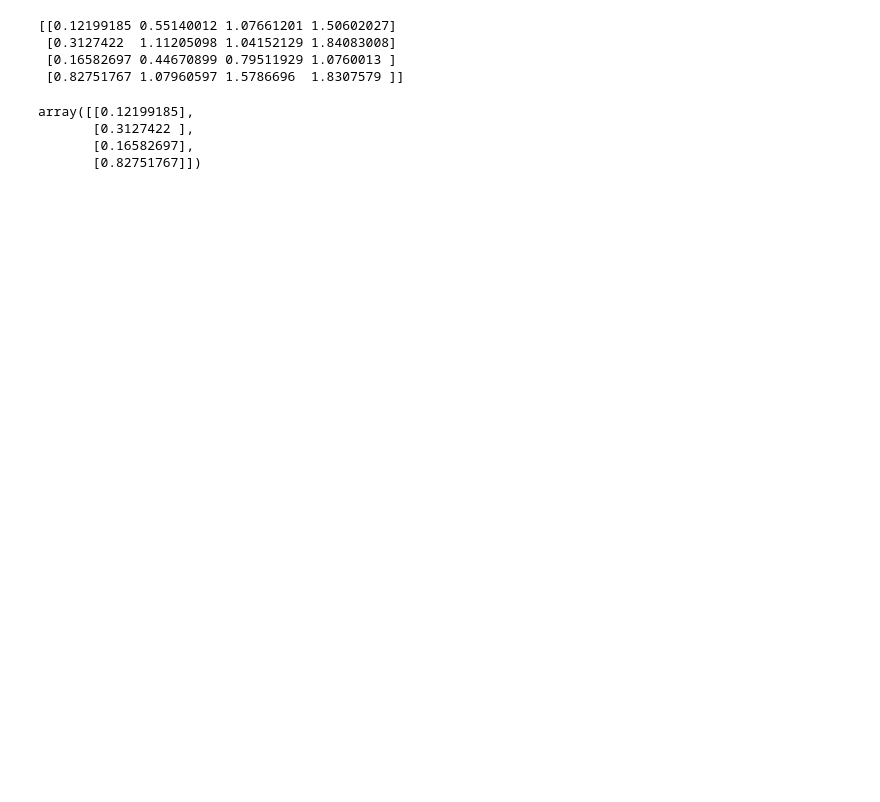
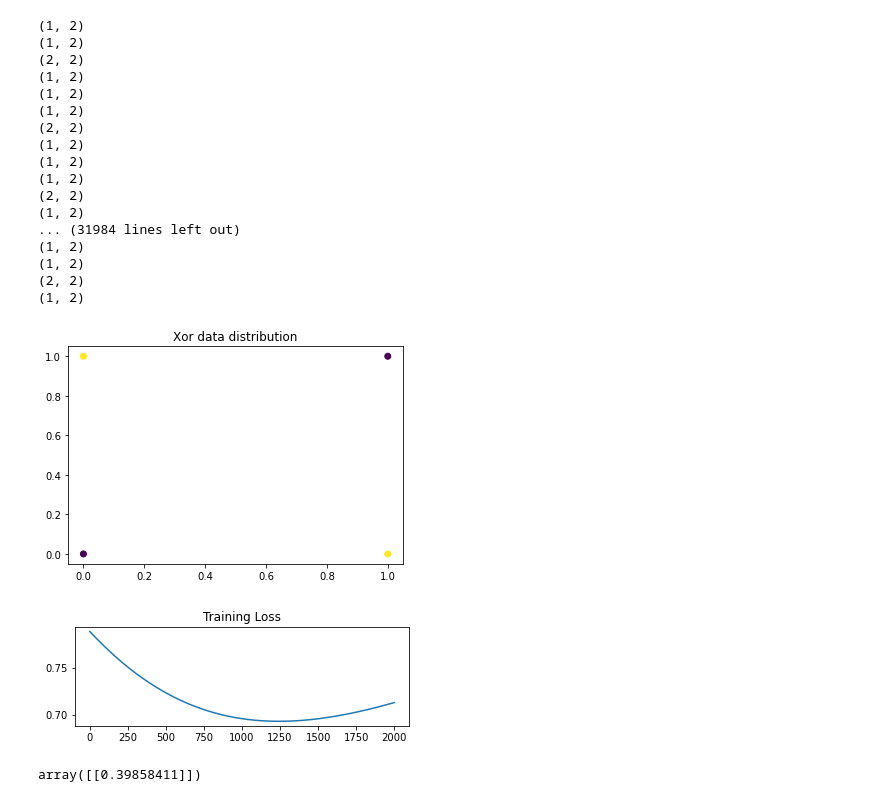
Before and after one commit to dj1095/cse6363-ml-tutorial, a Jupyter notebook: neural_network/NeuralNetwork.ipynb, the cells around one changed output. Cells and saved outputs as stored; diff of their text form; code cells hidden in the pictures; blank space fills up the shorter version.

Commit message:
Xor solved using built library

```diff
--- a/neural_network/NeuralNetwork.ipynb
+++ b/neural_network/NeuralNetwork.ipynb
@@ -28 +75,17 @@ class LinearLayer(Layer):
+# %%
+class Sequential(Layer):
+    def __init__(self, network=[]):
+        self.network = network
+
+    def forward(self, x):
+        out = x
+        for layer in self.network:
+            out = layer.forward(out)
+        return out
+
+    def backward(self, gradient, lr = 0.01):
+        grad = gradient
+        for layer in reversed(self.network):
+            grad = layer.backward(grad, lr)
+        return grad
 # %%
@@ -41,16 +122,47 @@ ax.scatter(samples[:, 0], samples[:, 1], c=targets)'''
+# %%
+# Define XOR inputs -- prepend a constant of 1 for bias multiplication
+samples = np.reshape([[0, 0],
+                    [0, 1],
+                    [1, 0],
+                    [1, 1]],(4,2,1))
+targets = np.reshape([[0], [1], [1], [0]],(4,1,1))
+
+fig = plt.figure()
+ax = fig.add_subplot(111)
+ax.scatter(samples[:, 0], samples[:, 1], c=targets)
+ax.set_title('Xor data distribution')
+
+model = Sequential([
+    LinearLayer(2,2),
+    SigmoidActivation(),
+    LinearLayer(2,1),
+    SigmoidActivation() ])
+
+trained_model = train(model,samples,targets)
+filename = 'XOR_solved.w'
+save(trained_model,filename)
+mp = load(filename)
+# %% [output]
+(1, 2)
+(1, 2)
+(2, 2)
+(1, 2)
+(1, 2)
+(1, 2)
+(2, 2)
+(1, 2)
+(1, 2)
+(1, 2)
+(2, 2)
+(1, 2)
+... (31984 lines left out)
+(1, 2)
+(1, 2)
+(2, 2)
+(1, 2)
+[figure, added]
+[figure, added]
 # %%
-n1 = LinearLayer(2,4)
-y = n1.forward(samples)
-print(y)
+predict(trained_model,samples[3])
 # %% [output]
-[[0.12199185 0.55140012 1.07661201 1.50602027]
- [0.3127422  1.11205098 1.04152129 1.84083008]
- [0.16582697 0.44670899 0.79511929 1.0760013 ]
- [0.82751767 1.07960597 1.5786696  1.8307579 ]]
+array([[0.39858411]])
-# %%
-n1.bias
-# %% [output]
-array([[0.12199185],
-       [0.3127422 ],
-       [0.16582697],
-       [0.82751767]])
```
Also changed, not shown: parts of 19 cells of this notebook, 2 other files.
